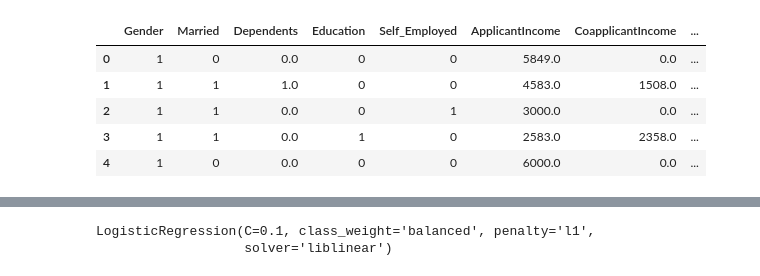
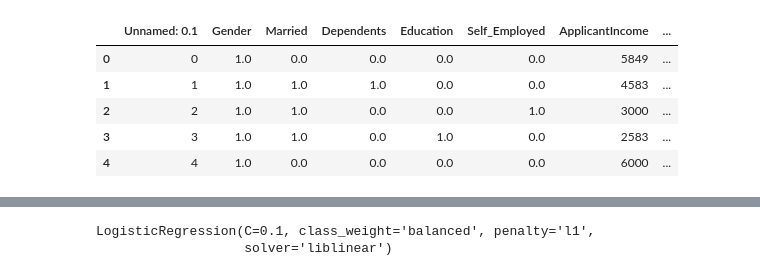
Before and after one commit to IgorDiamandi/LoanApprovals, a Jupyter notebook: ModelComparison.ipynb, the cells around one changed output, grey strips where cells are left out. Drawn from its saved outputs; the diff is of its cells as text; code cells hidden in the pictures.

```diff
--- a/ModelComparison.ipynb
+++ b/ModelComparison.ipynb
@@ -20,18 +24,17 @@ def classificationMetrics(y, yhat):
           }
     return res
 # %%
-import pickle
 # Load the DataFrame from the pickle file using pandas
-df = pd.read_csv("C:\\Users\\diana\\Downloads\\Loans\\LoanApprovals\\loans_clean4.csv", index_col=False)
+df = pd.read_csv("loans_clean.csv", index_col=False)
 df = df.drop(columns=['Unnamed: 0'])
 df.head()
 # %% [output]
-|  | Gender | Married | Dependents | Education | Self_Employed | ApplicantIncome | CoapplicantIncome | ... |
-| 0 | 1 | 0 | 0.0 | 0 | 0 | 5849.0 | 0.0 | ... |
-| 1 | 1 | 1 | 1.0 | 0 | 0 | 4583.0 | 1508.0 | ... |
-| 2 | 1 | 1 | 0.0 | 0 | 1 | 3000.0 | 0.0 | ... |
-| 3 | 1 | 1 | 0.0 | 1 | 0 | 2583.0 | 2358.0 | ... |
-| 4 | 1 | 0 | 0.0 | 0 | 0 | 6000.0 | 0.0 | ... |
+|  | Unnamed: 0.1 | Gender | Married | Dependents | Education | Self_Employed | ApplicantIncome | ... |
+| 0 | 0 | 1.0 | 0.0 | 0.0 | 0.0 | 0.0 | 5849 | ... |
+| 1 | 1 | 1.0 | 1.0 | 1.0 | 0.0 | 0.0 | 4583 | ... |
+| 2 | 2 | 1.0 | 1.0 | 0.0 | 0.0 | 1.0 | 3000 | ... |
+| 3 | 3 | 1.0 | 1.0 | 0.0 | 1.0 | 0.0 | 2583 | ... |
+| 4 | 4 | 1.0 | 0.0 | 0.0 | 0.0 | 0.0 | 6000 | ... |
 # %%
 from sklearn.model_selection import train_test_split
 
```
Also changed, not shown: parts of 24 cells of this notebook, 7 other files.
